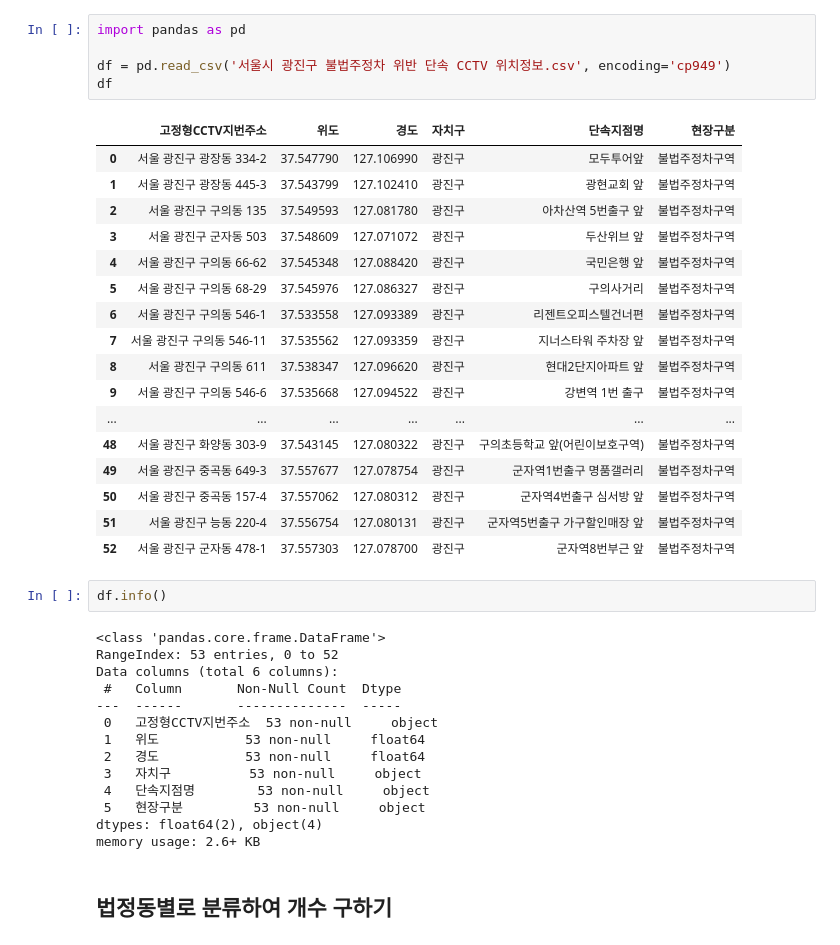
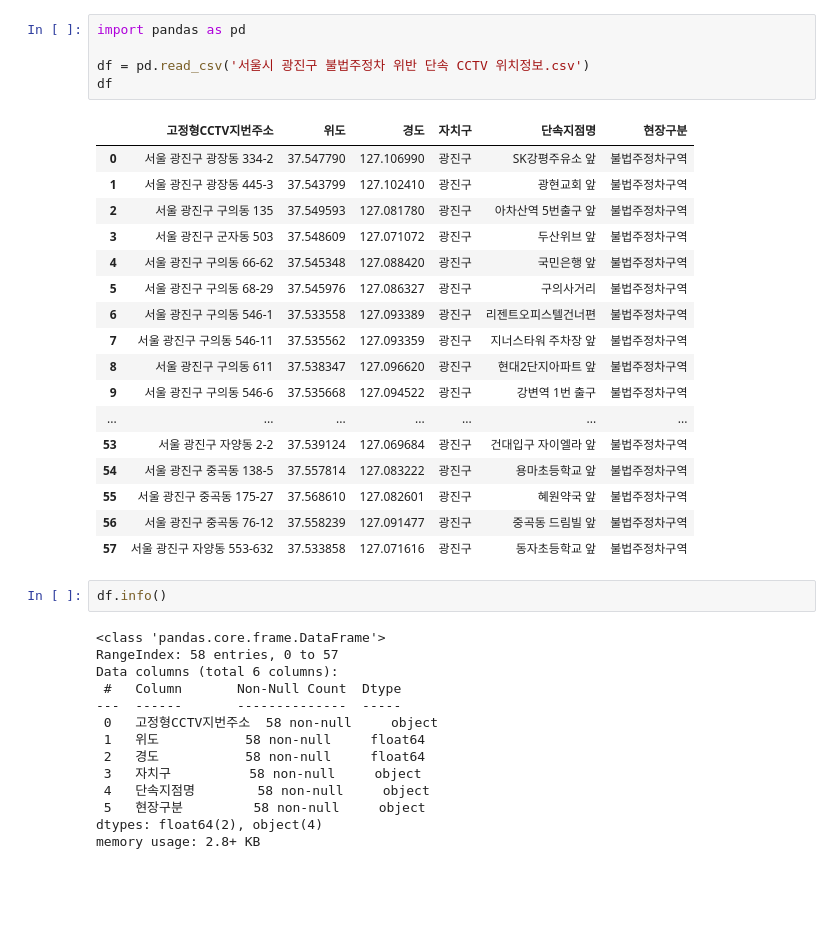
Before and after one commit to BanSugyeong/2023-BigData-Gwangjin, a Jupyter notebook: 불법주정차cctv/불법주정차 단속 CCTV.ipynb, the cells around one changed output. Drawn from its saved outputs; the diff is of its cells as text; blank space fills up the shorter version.

```diff
--- a/불법주정차cctv/불법주정차 단속 CCTV.ipynb
+++ b/불법주정차cctv/불법주정차 단속 CCTV.ipynb
@@ -1,11 +1,11 @@
 # %%
 import pandas as pd
 
-df = pd.read_csv('서울시 광진구 불법주정차 위반 단속 CCTV 위치정보.csv', encoding='cp949')
+df = pd.read_csv('서울시 광진구 불법주정차 위반 단속 CCTV 위치정보.csv')
 df
 # %% [output]
 |  | 고정형CCTV지번주소 | 위도 | 경도 | 자치구 | 단속지점명 | 현장구분 |
-| 0 | 서울 광진구 광장동 334-2 | 37.547790 | 127.106990 | 광진구 | 모두투어앞 | 불법주정차구역 |
+| 0 | 서울 광진구 광장동 334-2 | 37.547790 | 127.106990 | 광진구 | SK강평주유소 앞 | 불법주정차구역 |
 | 1 | 서울 광진구 광장동 445-3 | 37.543799 | 127.102410 | 광진구 | 광현교회 앞 | 불법주정차구역 |
 | 2 | 서울 광진구 구의동 135 | 37.549593 | 127.081780 | 광진구 | 아차산역 5번출구 앞 | 불법주정차구역 |
 | 3 | 서울 광진구 군자동 503 | 37.548609 | 127.071072 | 광진구 | 두산위브 앞 | 불법주정차구역 |
@@ -16,29 +16,27 @@ df
 | 8 | 서울 광진구 구의동 611 | 37.538347 | 127.096620 | 광진구 | 현대2단지아파트 앞 | 불법주정차구역 |
 | 9 | 서울 광진구 구의동 546-6 | 37.535668 | 127.094522 | 광진구 | 강변역 1번 출구 | 불법주정차구역 |
 | ... | ... | ... | ... | ... | ... | ... |
-| 48 | 서울 광진구 화양동 303-9 | 37.543145 | 127.080322 | 광진구 | 구의초등학교 앞(어린이보호구역) | 불법주정차구역 |
-| 49 | 서울 광진구 중곡동 649-3 | 37.557677 | 127.078754 | 광진구 | 군자역1번출구 명품갤러리 | 불법주정차구역 |
-| 50 | 서울 광진구 중곡동 157-4 | 37.557062 | 127.080312 | 광진구 | 군자역4번출구 심서방 앞 | 불법주정차구역 |
-| 51 | 서울 광진구 능동 220-4 | 37.556754 | 127.080131 | 광진구 | 군자역5번출구 가구할인매장 앞 | 불법주정차구역 |
-| 52 | 서울 광진구 군자동 478-1 | 37.557303 | 127.078700 | 광진구 | 군자역8번부근 앞 | 불법주정차구역 |
+| 53 | 서울 광진구 자양동 2-2 | 37.539124 | 127.069684 | 광진구 | 건대입구 자이엘라 앞 | 불법주정차구역 |
+| 54 | 서울 광진구 중곡동 138-5 | 37.557814 | 127.083222 | 광진구 | 용마초등학교 앞 | 불법주정차구역 |
+| 55 | 서울 광진구 중곡동 175-27 | 37.568610 | 127.082601 | 광진구 | 혜원약국 앞 | 불법주정차구역 |
+| 56 | 서울 광진구 중곡동 76-12 | 37.558239 | 127.091477 | 광진구 | 중곡동 드림빌 앞 | 불법주정차구역 |
+| 57 | 서울 광진구 자양동 553-632 | 37.533858 | 127.071616 | 광진구 | 동자초등학교 앞 | 불법주정차구역 |
 # %%
 df.info()
 # %% [output]
 <class 'pandas.core.frame.DataFrame'>
-RangeIndex: 53 entries, 0 to 52
+RangeIndex: 58 entries, 0 to 57
 Data columns (total 6 columns):
  #   Column       Non-Null Count  Dtype
 ---  ------       --------------  -----
- 0   고정형CCTV지번주소  53 non-null     object
- 1   위도           53 non-null     float64
- 2   경도           53 non-null     float64
- 3   자치구          53 non-null     object
- 4   단속지점명        53 non-null     object
- 5   현장구분         53 non-null     object
+ 0   고정형CCTV지번주소  58 non-null     object
+ 1   위도           58 non-null     float64
+ 2   경도           58 non-null     float64
+ 3   자치구          58 non-null     object
+ 4   단속지점명        58 non-null     object
+ 5   현장구분         58 non-null     object
 dtypes: float64(2), object(4)
-memory usage: 2.6+ KB
+memory usage: 2.8+ KB
-# %% [markdown]
-## 법정동별로 분류하여 개수 구하기
 # %%
 dong1 = "중곡동"
 dong2 = "군자동"
```
Also changed, not shown: parts of 32 cells of this notebook.
